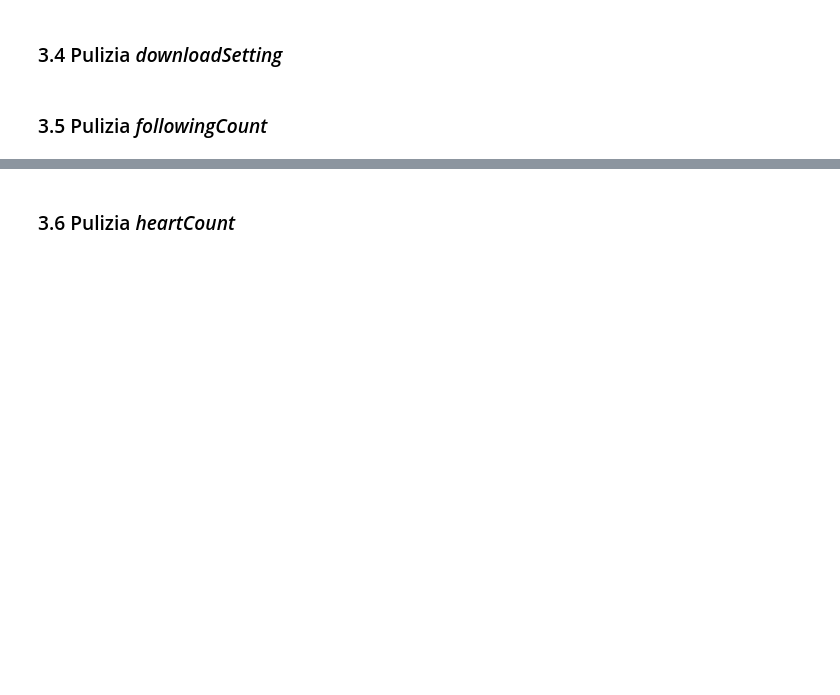
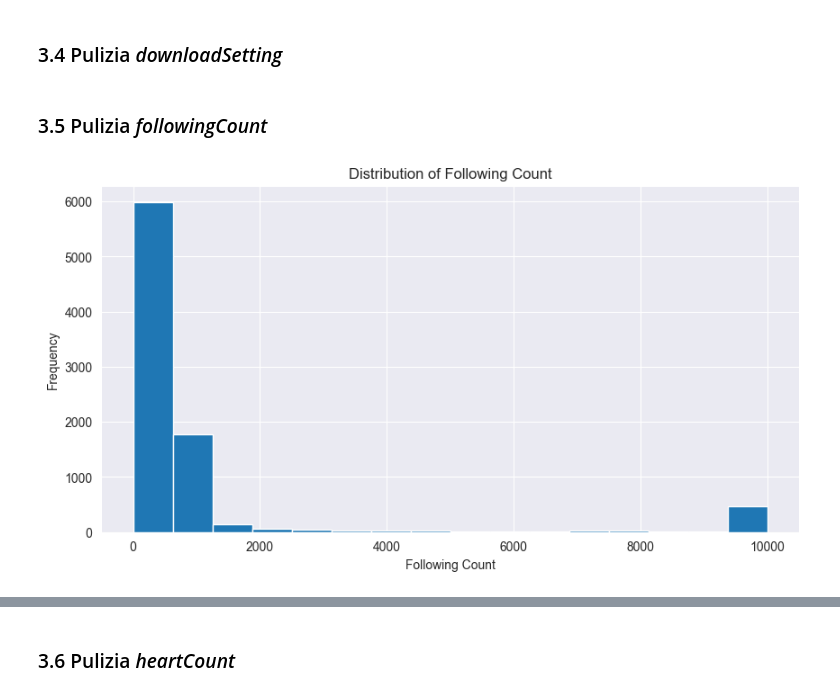
Before and after one commit to raffaele-aurucci/Fake-TikTok-Account-Detection, a Jupyter notebook: 1_Data_Cleaning.ipynb, the cells around one changed output, grey strips where cells are left out. Drawn from its saved outputs; the diff is of its cells as text; code cells hidden in the pictures; blank space fills up the shorter version.

```diff
--- a/1_Data_Cleaning.ipynb
+++ b/1_Data_Cleaning.ipynb
@@ -380,3 +407,11 @@ df_copy.head()
 ### 3.4 Pulizia *downloadSetting*
 # %% [markdown]
 ### 3.5 Pulizia *followingCount*
+# %%
+df_copy['followingCount'].hist(bins=16, figsize=(10,5))
+plt.xlabel('Following Count')
+plt.ylabel('Frequency')
+plt.title('Distribution of Following Count')
+plt.show()
+# %% [output]
+[figure, added]
```
Also changed, not shown: parts of 22 cells of this notebook.
